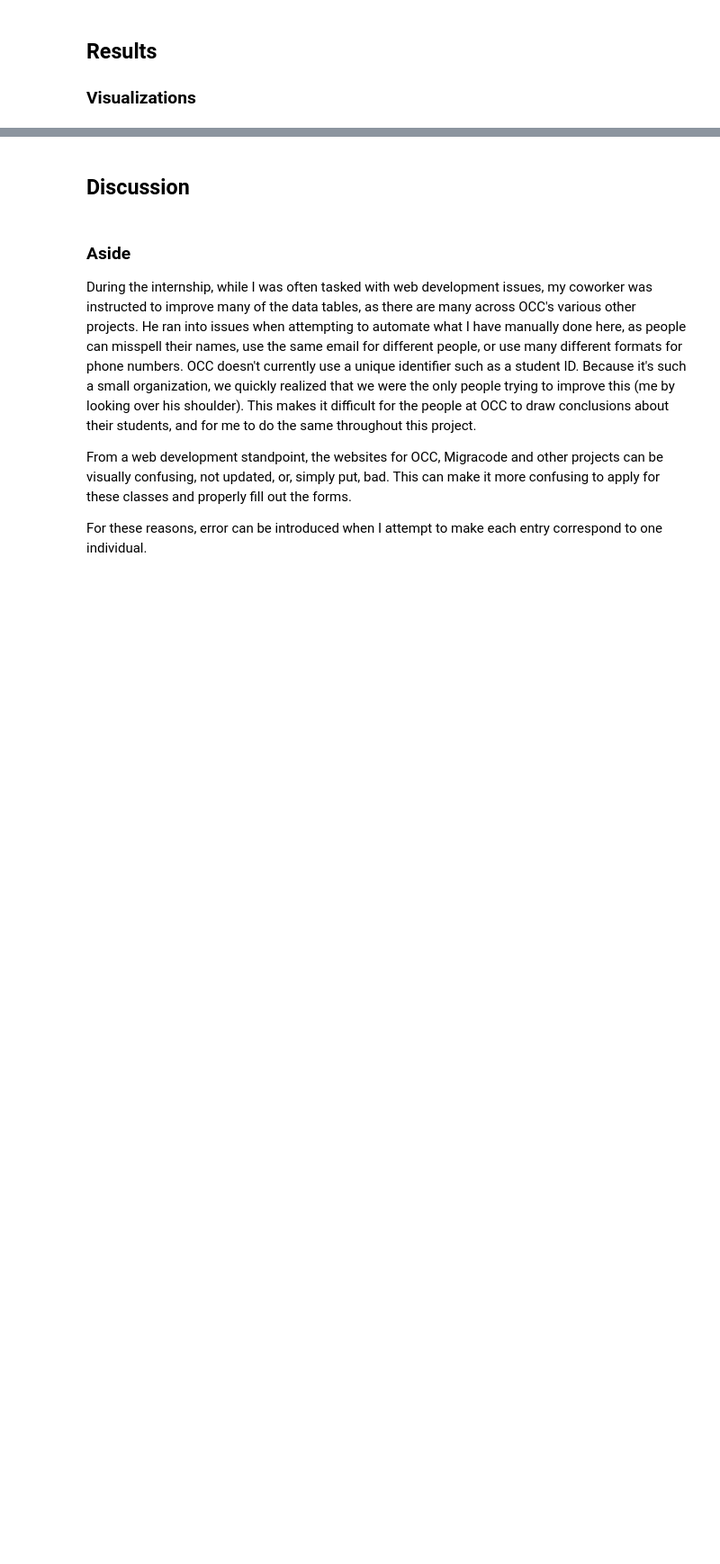
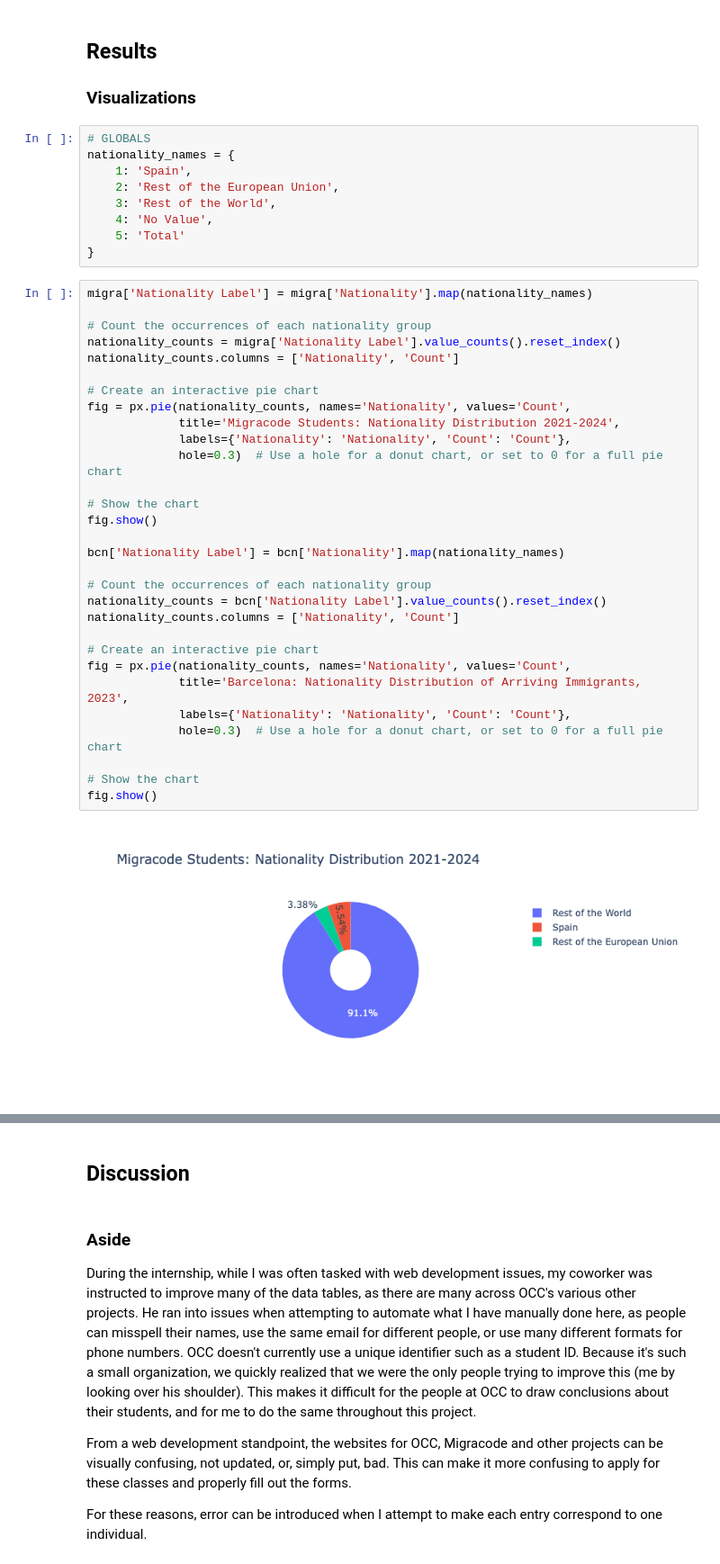
Before and after one commit to georgiatrent/Immigration-spain-dh140, a Jupyter notebook: Notebook.ipynb, the cells around one changed output, grey strips where cells are left out. Shown at 90% size. Cells and saved outputs as stored; diff of their text form; blank space fills up the shorter version.

```diff
--- a/Notebook.ipynb
+++ b/Notebook.ipynb
@@ -333,3 +432,44 @@ The most important comparison I wanted to make was between
 ## Results
 
 ### Visualizations
+# %%
+# GLOBALS
+nationality_names = {
+    1: 'Spain',
+    2: 'Rest of the European Union',
+    3: 'Rest of the World',
+    4: 'No Value',
+    5: 'Total'
+}
+# %%
+migra['Nationality Label'] = migra['Nationality'].map(nationality_names)
+
+# Count the occurrences of each nationality group
+nationality_counts = migra['Nationality Label'].value_counts().reset_index()
+nationality_counts.columns = ['Nationality', 'Count']
+
+# Create an interactive pie chart
+fig = px.pie(nationality_counts, names='Nationality', values='Count',
+             title='Migracode Students: Nationality Distribution 2021-2024',
+             labels={'Nationality': 'Nationality', 'Count': 'Count'},
+             hole=0.3)  # Use a hole for a donut chart, or set to 0 for a full pie chart
+
+# Show the chart
+fig.show()
+
+bcn['Nationality Label'] = bcn['Nationality'].map(nationality_names)
+
+# Count the occurrences of each nationality group
+nationality_counts = bcn['Nationality Label'].value_counts().reset_index()
+nationality_counts.columns = ['Nationality', 'Count']
+
+# Create an interactive pie chart
+fig = px.pie(nationality_counts, names='Nationality', values='Count',
+             title='Barcelona: Nationality Distribution of Arriving Immigrants, 2023',
+             labels={'Nationality': 'Nationality', 'Count': 'Count'},
+             hole=0.3)  # Use a hole for a donut chart, or set to 0 for a full pie chart
+
+# Show the chart
+fig.show()
+# %% [output]
+[figure, added]
```
Also changed, not shown: parts of 16 cells of this notebook, 5 other files.
